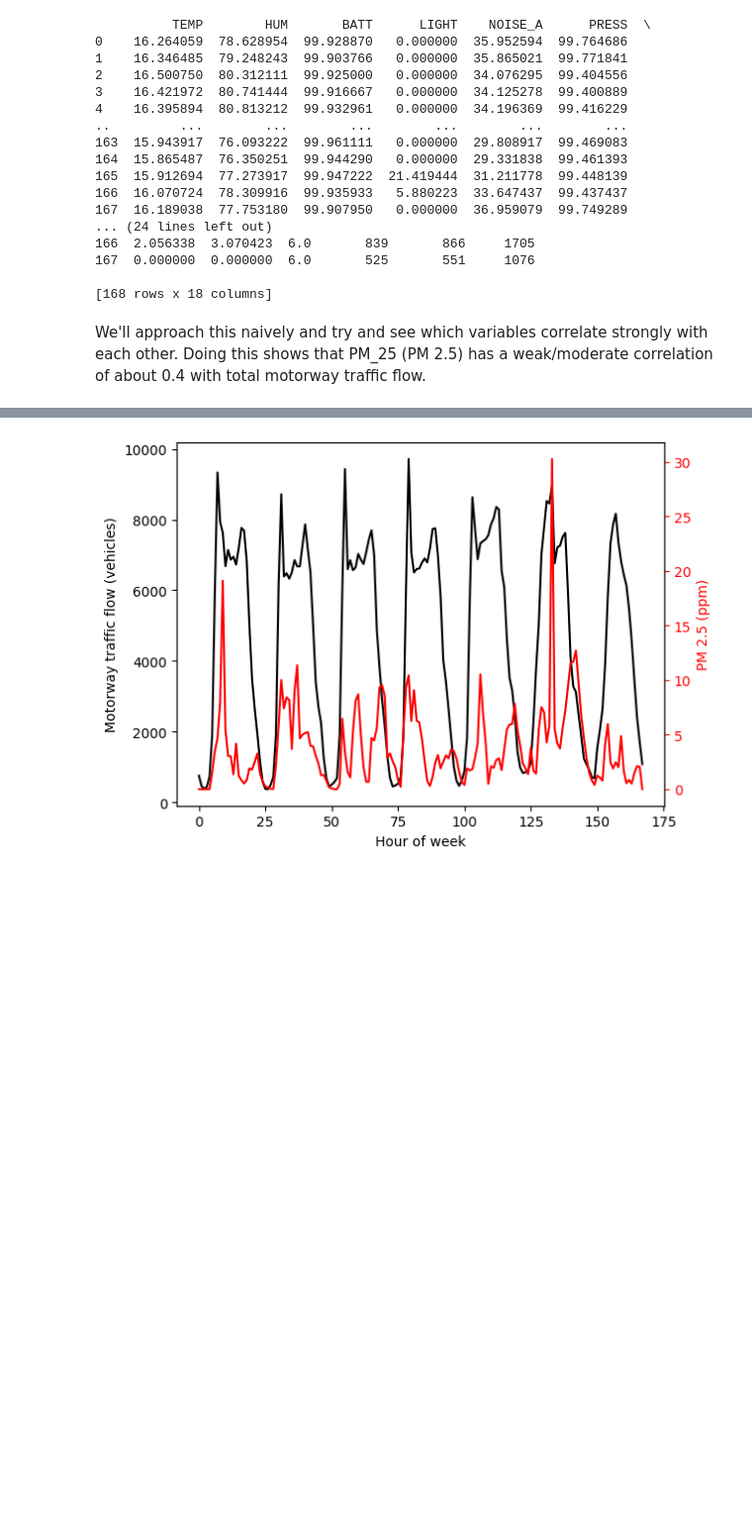
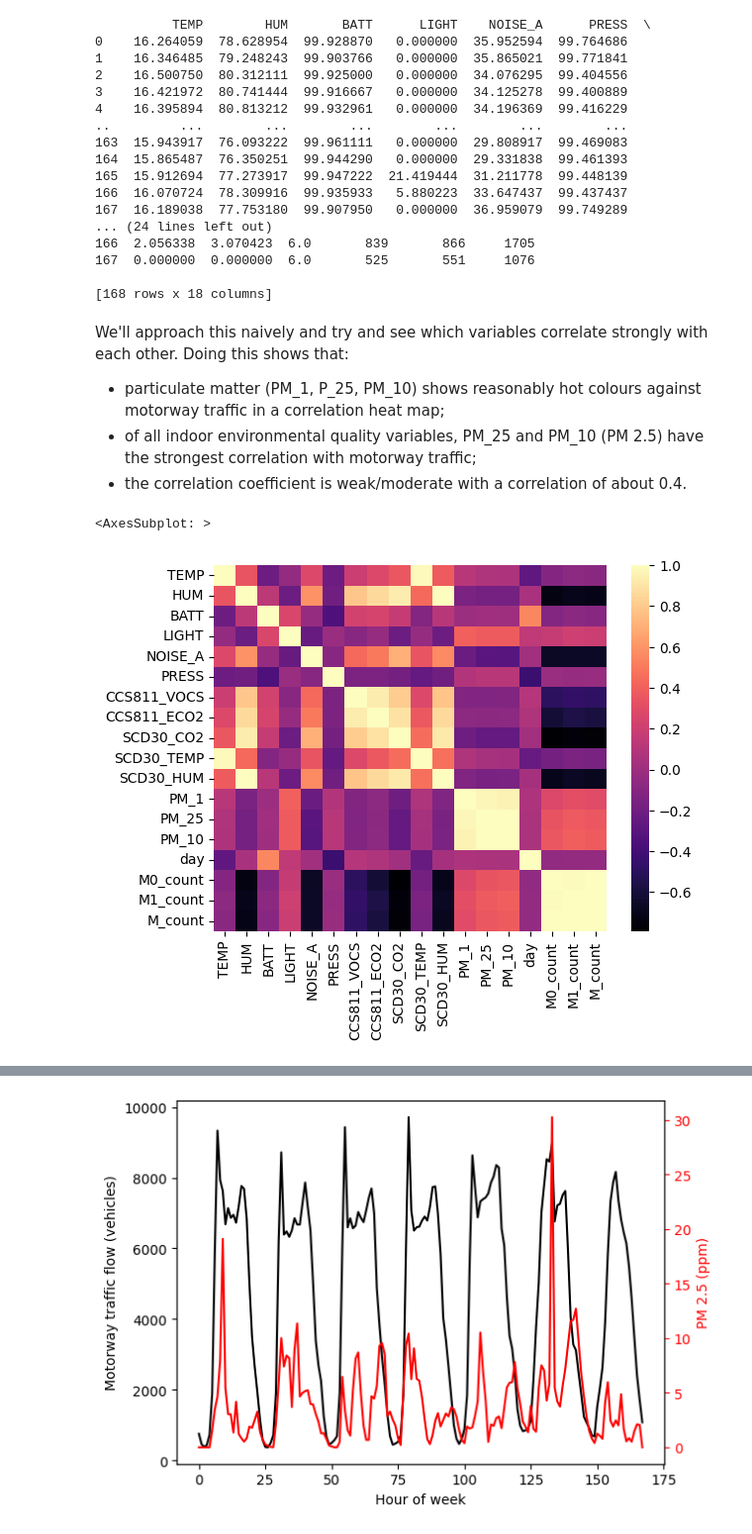
Before and after one commit to cooscoos/air_qual, a Jupyter notebook: README.ipynb, the cells around one changed output, grey strips where cells are left out. Shown at 99% size. Drawn from its saved outputs; the diff is of its cells as text; code cells hidden in the pictures; blank space fills up the shorter version.

```diff
--- a/README.ipynb
+++ b/README.ipynb
@@ -49,5 +50,14 @@ print(df)
 
 [168 rows x 18 columns]
 # %% [markdown]
-We'll approach this naively and try and see which variables correlate strongly with each other. Doing this shows that PM_25 (PM 2.5) has a weak/moderate correlation of about 0.4 with total motorway traffic flow.
+We'll approach this naively and try and see which variables correlate strongly with each other. Doing this shows that:
+- particulate matter (PM_1, P_25, PM_10) shows reasonably hot colours against motorway traffic in a correlation heat map;
+- of all indoor environmental quality variables, PM_25 and PM_10 (PM 2.5) have the strongest correlation with motorway traffic;
+- the correlation coefficient is weak/moderate with a correlation of about 0.4.
+# %%
+corr = df.corr()
+sns.heatmap(corr, cmap="magma",annot=False)
+# %% [output]
+<AxesSubplot: >
+[figure, added]
 # %%
```
Also changed, not shown: parts of 6 cells of this notebook, 5 other files.
